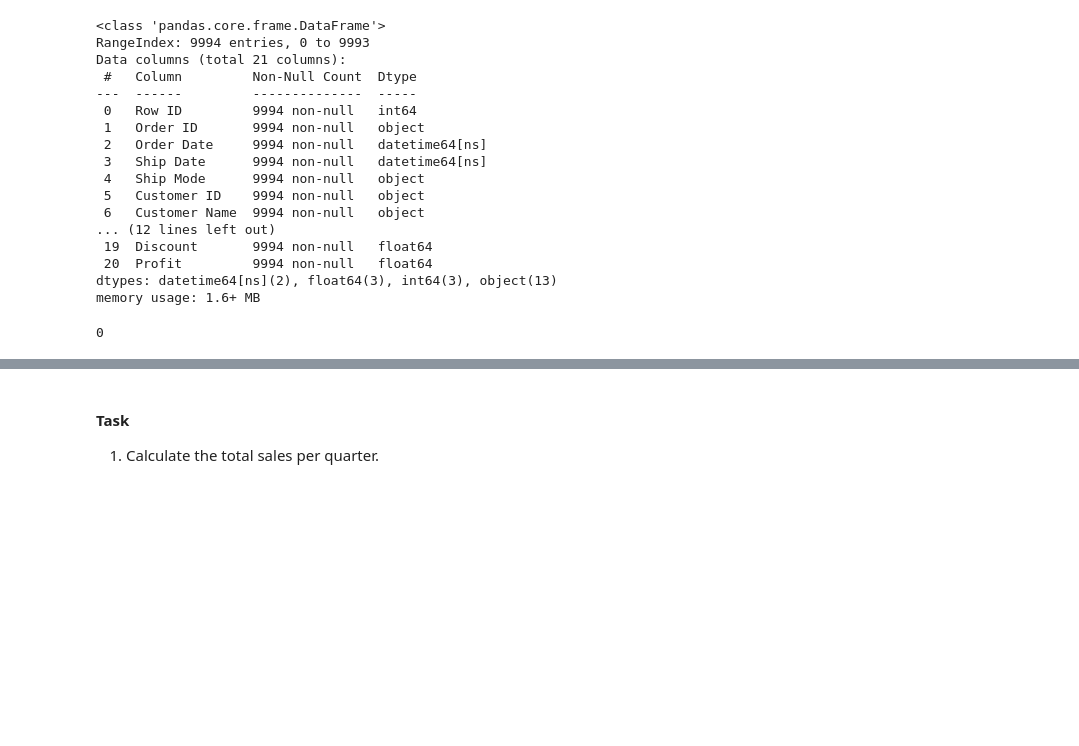
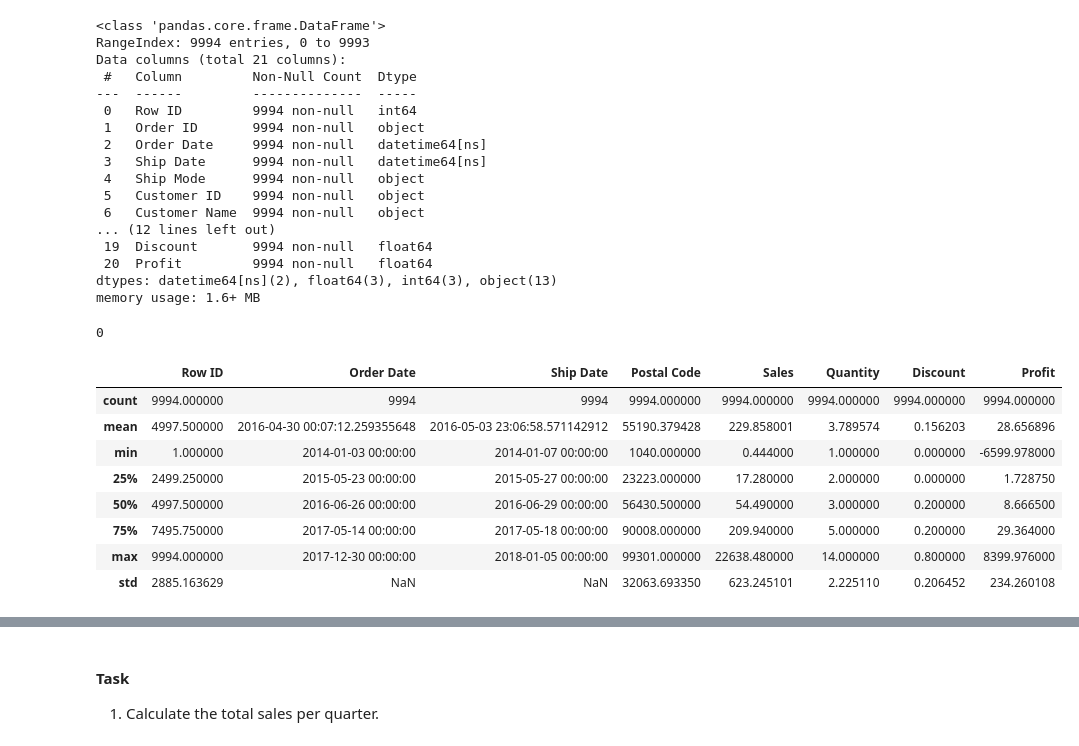
Before and after one commit to SurajPandey3269/Superstore-Dataset, a Jupyter notebook: main.ipynb, the cells around one changed output, grey strips where cells are left out. Saved outputs shown, nothing was run; the diff lists cells and outputs as text; code cells hidden in the pictures; blank space fills up the shorter version.

```diff
--- a/main.ipynb
+++ b/main.ipynb
@@ -76,3 +77,15 @@ memory usage: 1.6+ MB
 df.duplicated().sum()
 # %% [output]
 0
+# %%
+df.describe()
+# %% [output]
+|  | Row ID | Order Date | Ship Date | Postal Code | Sales | Quantity | Discount | Profit |
+| count | 9994.000000 | 9994 | 9994 | 9994.000000 | 9994.000000 | 9994.000000 | 9994.000000 | 9994.000000 |
+| mean | 4997.500000 | 2016-04-30 00:07:12.259355648 | 2016-05-03 23:06:58.571142912 | 55190.379428 | 229.858001 | 3.789574 | 0.156203 | 28.656896 |
+| min | 1.000000 | 2014-01-03 00:00:00 | 2014-01-07 00:00:00 | 1040.000000 | 0.444000 | 1.000000 | 0.000000 | -6599.978000 |
+| 25% | 2499.250000 | 2015-05-23 00:00:00 | 2015-05-27 00:00:00 | 23223.000000 | 17.280000 | 2.000000 | 0.000000 | 1.728750 |
+| 50% | 4997.500000 | 2016-06-26 00:00:00 | 2016-06-29 00:00:00 | 56430.500000 | 54.490000 | 3.000000 | 0.200000 | 8.666500 |
+| 75% | 7495.750000 | 2017-05-14 00:00:00 | 2017-05-18 00:00:00 | 90008.000000 | 209.940000 | 5.000000 | 0.200000 | 29.364000 |
+| max | 9994.000000 | 2017-12-30 00:00:00 | 2018-01-05 00:00:00 | 99301.000000 | 22638.480000 | 14.000000 | 0.800000 | 8399.976000 |
+| std | 2885.163629 | NaN | NaN | 32063.693350 | 623.245101 | 2.225110 | 0.206452 | 234.260108 |
```
Also changed, not shown: parts of 5 cells of this notebook.
